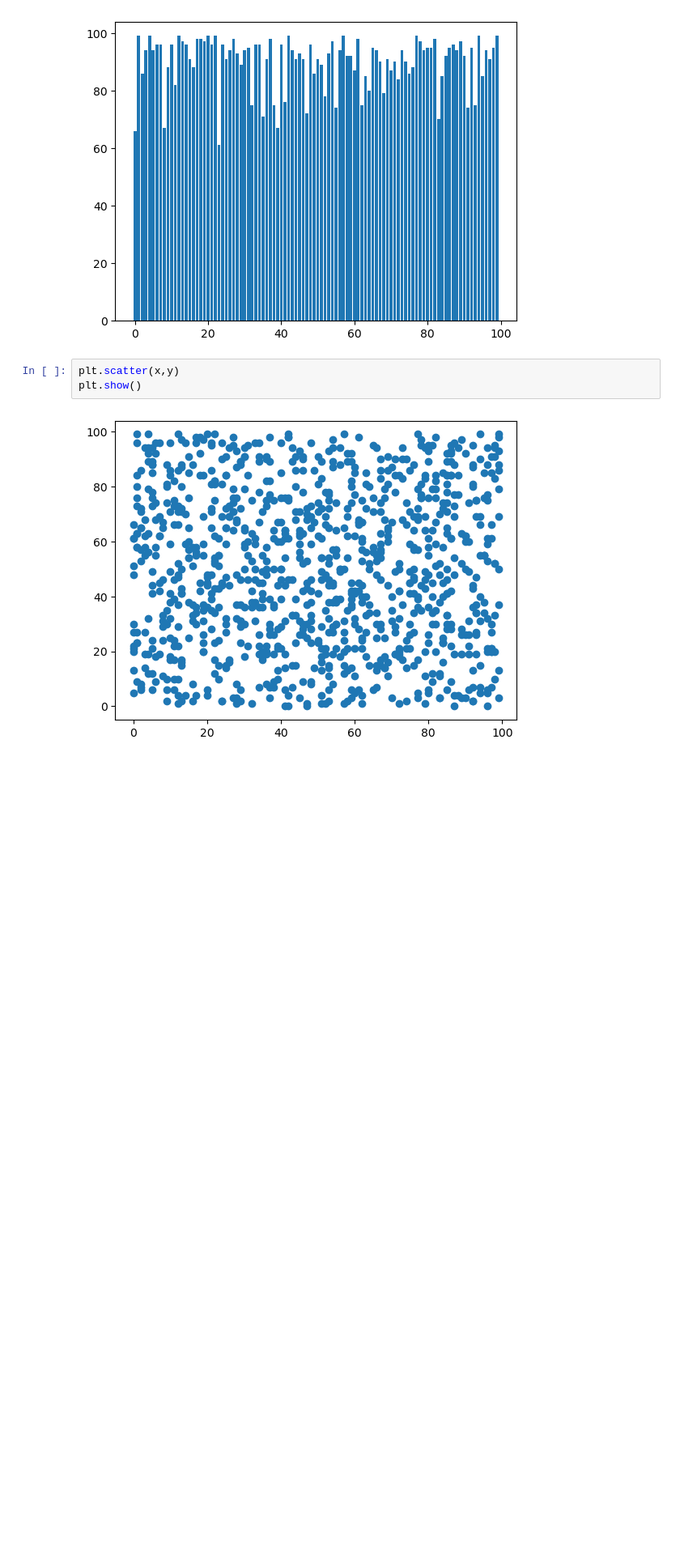
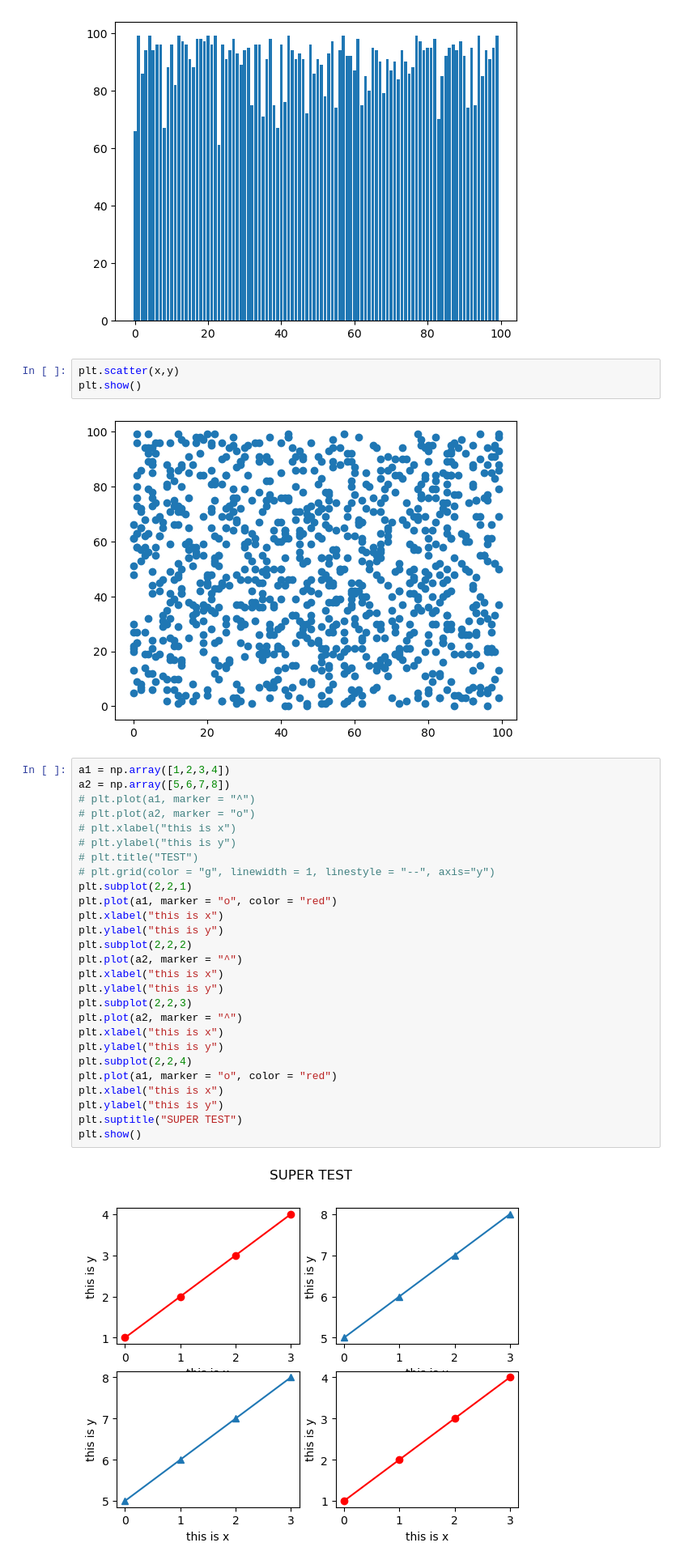
Before and after one commit to aswin4147/DS-LAB, a Jupyter notebook: Exercise3.ipynb, the cells around one changed output. Shown at 81% size. Drawn from its saved outputs; the diff is of its cells as text; blank space fills up the shorter version.

```diff
--- a/Exercise3.ipynb
+++ b/Exercise3.ipynb
@@ -17,3 +18,32 @@ plt.scatter(x,y)
 plt.show()
 # %% [output]
 [figure]
+# %%
+a1 = np.array([1,2,3,4])
+a2 = np.array([5,6,7,8])
+# plt.plot(a1, marker = "^")
+# plt.plot(a2, marker = "o")
+# plt.xlabel("this is x")
+# plt.ylabel("this is y")
+# plt.title("TEST")
+# plt.grid(color = "g", linewidth = 1, linestyle = "--", axis="y")
+plt.subplot(2,2,1)
+plt.plot(a1, marker = "o", color = "red")
+plt.xlabel("this is x")
+plt.ylabel("this is y")
+plt.subplot(2,2,2)
+plt.plot(a2, marker = "^")
+plt.xlabel("this is x")
+plt.ylabel("this is y")
+plt.subplot(2,2,3)
+plt.plot(a2, marker = "^")
+plt.xlabel("this is x")
+plt.ylabel("this is y")
+plt.subplot(2,2,4)
+plt.plot(a1, marker = "o", color = "red")
+plt.xlabel("this is x")
+plt.ylabel("this is y")
+plt.suptitle("SUPER TEST")
+plt.show()
+# %% [output]
+[figure, added]
```
Also changed, not shown: parts of 4 cells of this notebook.
